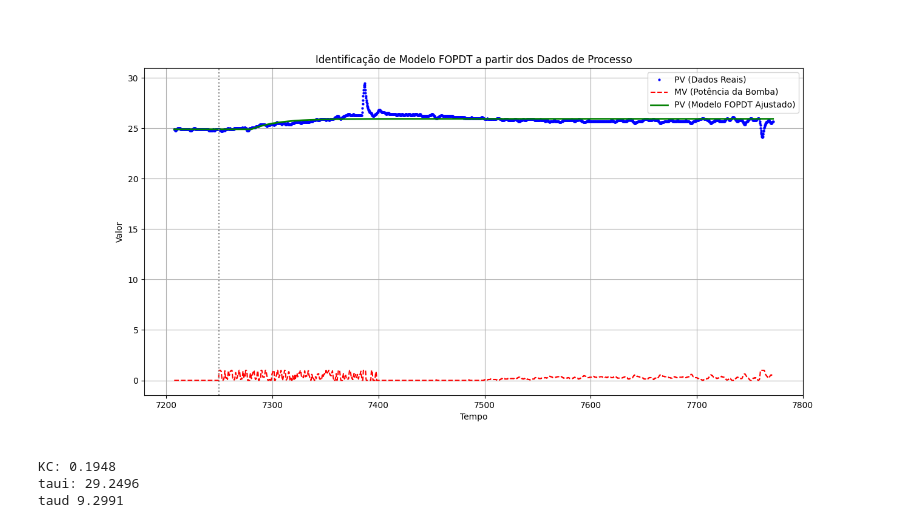
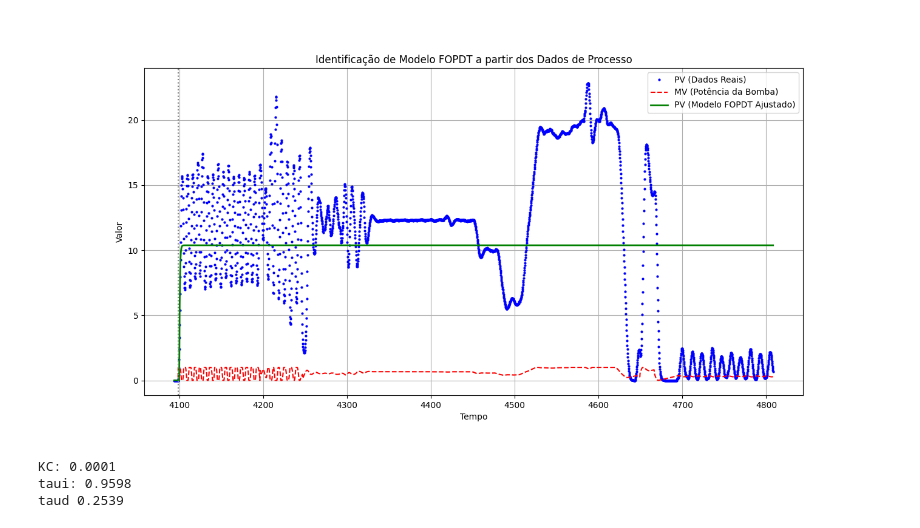
Before and after one commit to ThiagoMatsubara/Compartilhados, a Jupyter notebook: Calculo_Kp_Tau_Theta_Temp.ipynb, the cells around one changed output. Cells and saved outputs as stored; diff of their text form; code cells hidden in the pictures.

```diff
--- a/Calculo_Kp_Tau_Theta_Temp.ipynb
+++ b/Calculo_Kp_Tau_Theta_Temp.ipynb
@@ -5,6 +5,6 @@ import matplotlib.pyplot as plt
 from scipy.optimize import curve_fit
 %matplotlib widget
 # %%
-df = pd.read_excel('C:/Users/thiag/Phyton/amigo PID/Malha_Fechada2_Turma10.xlsx', sheet_name='Malha_Fechada2_Turma10',usecols='A:E')
-df.drop('T in', axis=1)
+df = pd.read_excel('C:/Users/thiag/Phyton/amigo PID/amigo PID.xlsx', sheet_name='amigo PID',usecols='A:L')
+df
 # %% [output]
@@ -24,12 +24,12 @@ df.drop('T in', axis=1)
 # %%
-df_plot=df[['Tempo','T out','SP T out', 'MV Potencia']].dropna()
+df_plot=df[['Tempo','PV_Vazao','SP_Vazao','MV_Potencia_Bomba']].dropna()
 df_plot['Tempo']=df_plot['Tempo'].astype(float)
-df_plot['T out']=df_plot['T out'].astype(float)
-df_plot['SP T out']=df_plot['SP T out'].astype(float)
-df_plot['MV Potencia']=df_plot['MV Potencia'].astype(float)
+df_plot['PV_Vazao']=df_plot['PV_Vazao'].astype(float)
+df_plot['SP_Vazao']=df_plot['SP_Vazao'].astype(float)
+df_plot['MV_Potencia_Bomba']=df_plot['MV_Potencia_Bomba'].astype(float)
 # Define os eixos
 x = df_plot['Tempo']
-y1 = df_plot[['T out']]
-y2 = df_plot[['SP T out']]
-y3 = df_plot[['MV Potencia']]
+y1 = df_plot[['PV_Vazao']]
+y2 = df_plot[['SP_Vazao']]
+y3 = df_plot[['MV_Potencia_Bomba']]
 # %%
@@ -56,4 +51,28 @@ ax1.grid(True)
 # %%
+# --- 1. Carregar e Preparar os Dados ---
+# Seu código de carregamento e limpeza de dados
+try:
+    df = pd.read_excel('C:/Users/thiag/Phyton/amigo PID/amigo PID.xlsx', sheet_name='amigo PID', usecols='A:L')
+    df_plot = df[['Tempo', 'PV_Vazao', 'SP_Vazao', 'MV_Potencia_Bomba']].dropna()
+
+    # Garante que as colunas são numéricas (já está no seu código)
+    df_plot['Tempo'] = df_plot['Tempo'].astype(float)
+    df_plot['PV_Vazao'] = df_plot['PV_Vazao'].astype(float)
+    df_plot['SP_Vazao'] = df_plot['SP_Vazao'].astype(float)
+    df_plot['MV_Potencia_Bomba'] = df_plot['MV_Potencia_Bomba'].astype(float)
+
+except FileNotFoundError:
+    print("Erro: O arquivo 'amigo PID.xlsx' não foi encontrado no caminho especificado.")
+    print("Por favor, verifique o caminho do arquivo e tente novamente.")
+    exit()
+except KeyError as e:
+    print(f"Erro: Uma das colunas esperadas não foi encontrada no arquivo Excel: {e}")
+    print("Verifique se os nomes das colunas 'Tempo', 'PV_Vazao', 'SP_Vazao', 'MV_Potencia_Bomba' estão corretos.")
+    exit()
+except Exception as e:
+    print(f"Ocorreu um erro ao carregar ou processar o arquivo: {e}")
+    exit()
+
 # --- 2. Definir a Função do Modelo FOPDT ---
 # Esta função calcula a resposta da PV para um dado degrau na MV, com Kp, tau e theta.
 def fopdt_model(t, Kp, tau, theta, t_step, mv_initial, mv_final, pv_initial):
@@ -88,13 +107,13 @@ def fopdt_model(t, Kp, tau, theta, t_step, mv_initial, mv_final, pv_initial):
 # Assumimos que o primeiro degrau significativo ocorre no início do dataset.
 # Pode ser necessário ajustar esta lógica se seus dados tiverem múltiplos degraus ou ruído.
 
-# Encontra o índice onde a MV Potencia muda pela primeira vez significativamente
+# Encontra o índice onde a MV_Potencia_Bomba muda pela primeira vez significativamente
 # Usamos 0.01 como um pequeno limiar para evitar ruído.
-mv_diff = np.abs(df_plot['MV Potencia'].diff())
+mv_diff = np.abs(df_plot['MV_Potencia_Bomba'].diff())
 idx_step_candidates = mv_diff[mv_diff > 0.01].index
 
 if len(idx_step_candidates) == 0:
-    print("Erro: Nenhuma mudança de degrau significativa detectada na 'MV Potencia'.")
+    print("Erro: Nenhuma mudança de degrau significativa detectada na 'MV_Potencia_Bomba'.")
     print("Certifique-se de que os dados contêm um teste de degrau em malha aberta.")
     exit()
 
@@ -102,13 +121,13 @@ idx_step = idx_step_candidates[0] # Pega o primeiro ponto de mudança
 t_step = df_plot['Tempo'].iloc[idx_step]
 
 # Valores da MV e PV antes e depois do degrau
-mv_initial = df_plot['MV Potencia'].iloc[idx_step - 1] if idx_step > 0 else df_plot['MV Potencia'].iloc[0]
-pv_initial = df_plot['T out'].iloc[idx_step - 1] if idx_step > 0 else df_plot['T out'].iloc[0]
+mv_initial = df_plot['MV_Potencia_Bomba'].iloc[idx_step - 1] if idx_step > 0 else df_plot['MV_Potencia_Bomba'].iloc[0]
+pv_initial = df_plot['PV_Vazao'].iloc[idx_step - 1] if idx_step > 0 else df_plot['PV_Vazao'].iloc[0]
 
 # Tenta encontrar o valor final da MV, assumindo que ela estabiliza
-mv_final = df_plot['MV Potencia'].iloc[-1]
+mv_final = df_plot['MV_Potencia_Bomba'].iloc[-1]
 # Tenta encontrar o valor final da PV, assumindo que ela estabiliza
-pv_final = df_plot['T out'].iloc[-1]
+pv_final = df_plot['PV_Vazao'].iloc[-1]
 
 print(f"\n--- Detalhes do Degrau Identificado ---")
 print(f"Tempo do Degrau (t_step): {t_step:.2f}")
@@ -130,7 +149,7 @@ delta_pv = pv_final - pv_initial
 delta_mv = mv_final - mv_initial
 
 if delta_mv == 0:
-    print("Erro: A 'MV Potencia' não variou. Não é possível identificar o processo.")
+    print("Erro: A 'MV_Potencia_Bomba' não variou. Não é possível identificar o processo.")
     exit()
 
 initial_Kp_guess = delta_pv / delta_mv
@@ -158,7 +177,7 @@ print(f"Palpites Iniciais para [Kp, Tau, Theta]: {initial_guesses}")
 try:
     # bounds define limites para os parâmetros (Kp, tau, theta).
     # Kp pode ser negativo (processo inverso), mas tau e theta devem ser positivos.
-    popt, pcov = curve_fit(fopdt_fit_wrapper, df_plot['Tempo'], df_plot['T out'],
+    popt, pcov = curve_fit(fopdt_fit_wrapper, df_plot['Tempo'], df_plot['PV_Vazao'],
                            p0=initial_guesses,
                            bounds=([-np.inf, 0.01, 0], [np.inf, np.inf, np.inf])) # tau e theta > 0
 
@@ -171,8 +190,8 @@ try:
 
     # --- 7. Visualizar os Resultados ---
     plt.figure(figsize=(14, 7))
-    plt.plot(df_plot['Tempo'], df_plot['T out'], 'b.', markersize=4, label='PV (Dados Reais)')
-    plt.plot(df_plot['Tempo'], df_plot['MV Potencia'], 'r--', label='MV (Potência da Bomba)')
+    plt.plot(df_plot['Tempo'], df_plot['PV_Vazao'], 'b.', markersize=4, label='PV (Dados Reais)')
+    plt.plot(df_plot['Tempo'], df_plot['MV_Potencia_Bomba'], 'r--', label='MV (Potência da Bomba)')
 
     # Gerar a resposta do modelo com os parâmetros estimados
     pv_model_fit = fopdt_fit_wrapper(df_plot['Tempo'], Kp_estimated, tau_estimated, theta_estimated)
@@ -193,6 +212,6 @@ except RuntimeError as e:
     print("Tente ajustar os palpites iniciais (initial_guesses) ou inspecionar seus dados.")
 except ValueError as e:
     print(f"\nErro nos valores ou limites de curve_fit: {e}")
-    print("Verifique se seus dados T out e MV Potencia são numéricos e têm variação suficiente.")
+    print("Verifique se seus dados PV_Vazao e MV_Potencia_Bomba são numéricos e têm variação suficiente.")
 # %% [output]
 --- Detalhes do Degrau Identificado ---
@@ -210,12 +229,13 @@ Theta (Tempo Morto): 30.5549
-[figure, old version]
+[figure, new version]
 # %%
 #AMIGO PID
+Kp_estimated=Kp_estimated*100
 taud=(0.5*theta_estimated*tau_estimated)/(0.3*theta_estimated+theta_estimated)
 taui=((0.4*theta_estimated+0.8*tau_estimated)/(theta_estimated+0.1*tau_estimated))*theta_estimated
 KC = (1/Kp_estimated)*(0.2+0.45*(tau_estimated/theta_estimated))
 
 print(f"KC: {KC:.4f}\ntaui: {taui:.4f}\ntaud {taud:.4f}")
 # %% [output]
-KC: 0.1948
-taui: 29.2496
-taud 9.2991
+KC: 0.0001
+taui: 0.9598
+taud 0.2539
```
Also changed, not shown: parts of 4 cells of this notebook.
